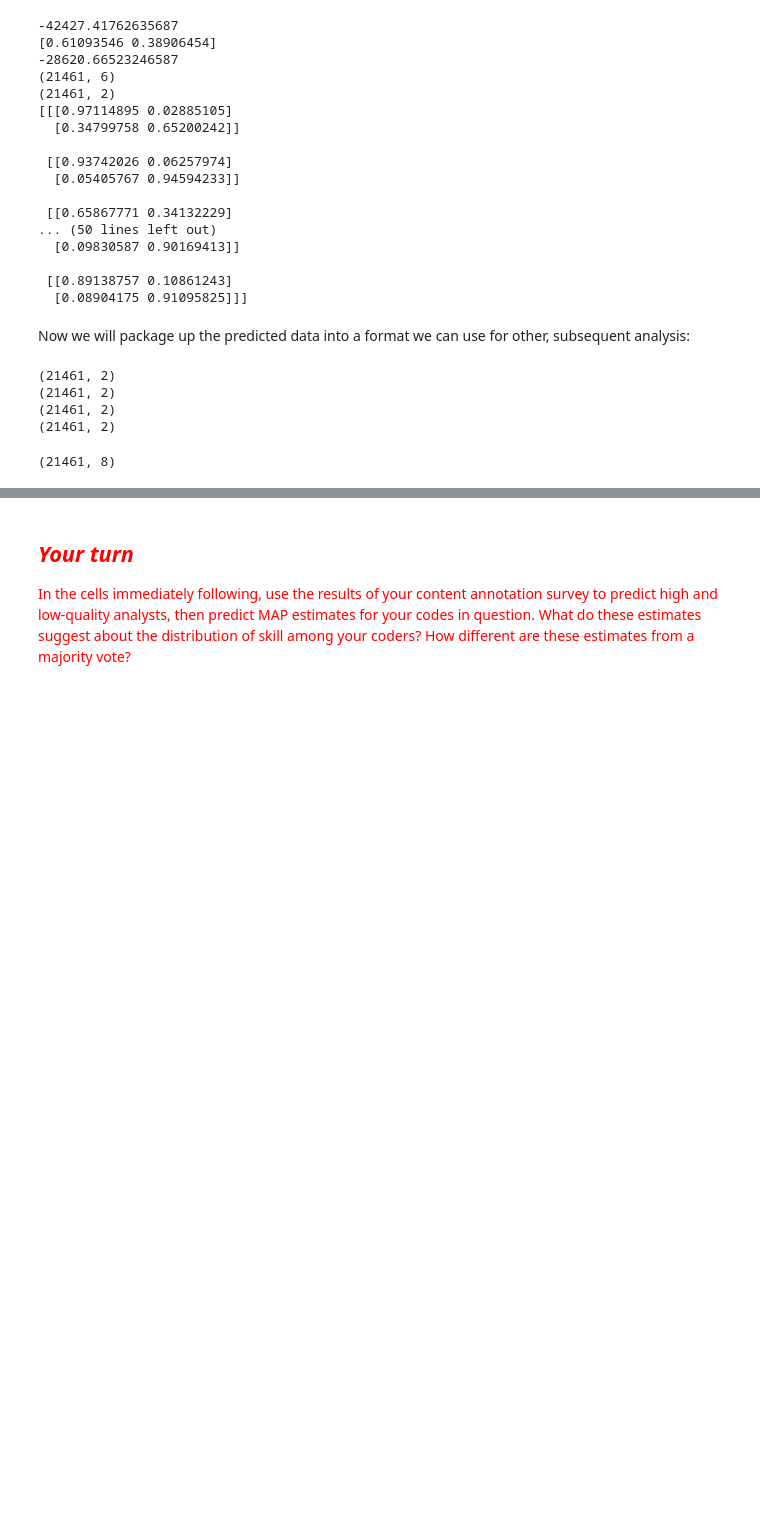
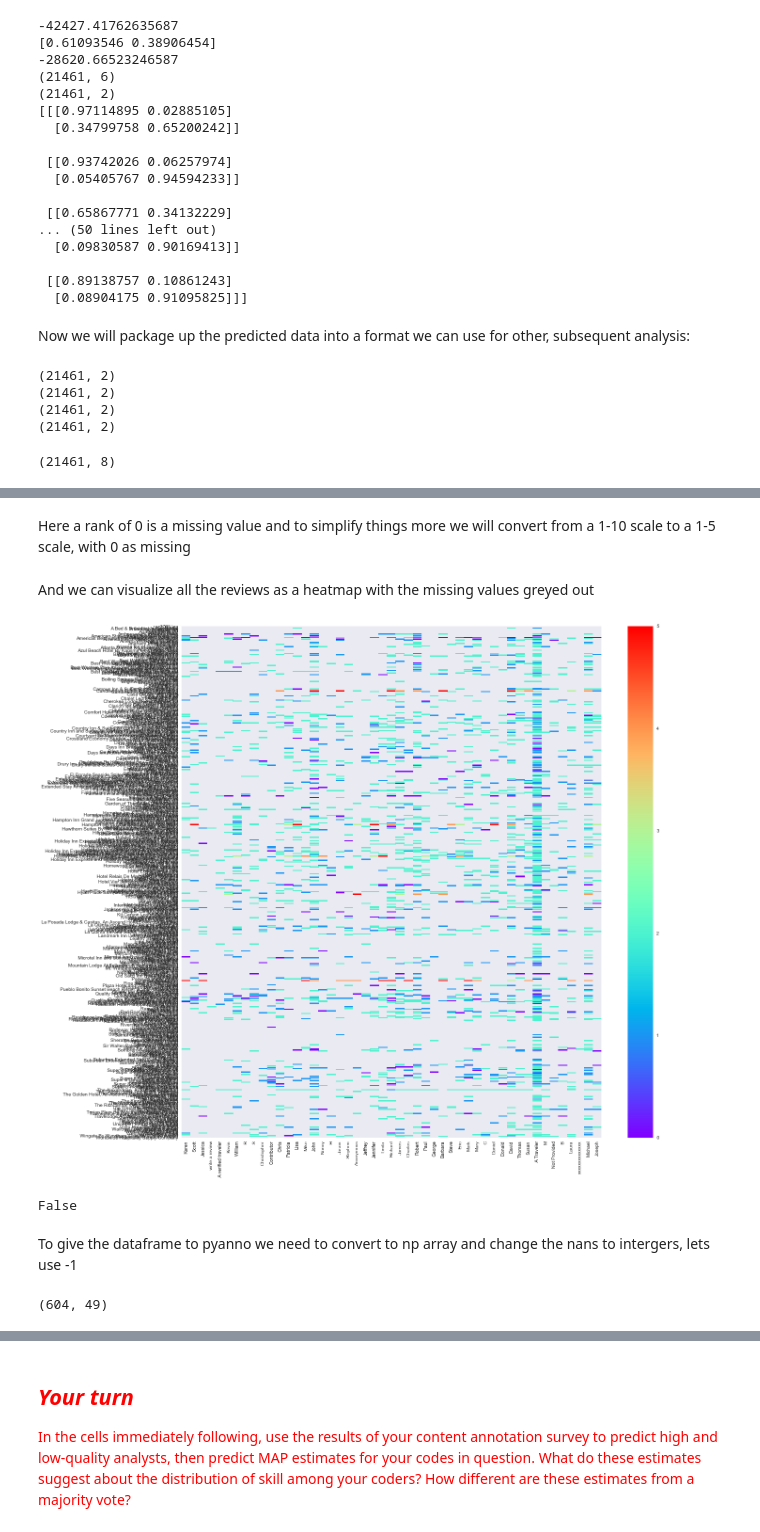
Before and after one commit to 1yangdongchen/Upcoming, a Jupyter notebook: 5-Reliability/5-Reliability.ipynb, the cells around one changed output, grey strips where cells are left out. Drawn from its saved outputs; the diff is of its cells as text; code cells hidden in the pictures; blank space fills up the shorter version.

```diff
--- a/5-Reliability/5-Reliability.ipynb
+++ b/5-Reliability/5-Reliability.ipynb
@@ -759,0 +762,3 @@ predicted_annotations.shape
+# %%
+df_hotels = pandas.read_csv('../data/hot_Reviews.csv', index_col=0)
+df_hotels[:5]
@@ -759,0 +773,22 @@ predicted_annotations.shape
+# %% [markdown]
+Here a rank of 0 is a missing value and to simplify things more we will convert from a 1-10 scale to a 1-5 scale, with 0 as missing
+# %%
+df_hotels = df_hotels.apply(lambda x: x // 2) #integer divide by 2 rounds all values
+# %% [markdown]
+And we can visualize all the reviews as a heatmap with the missing values greyed out
+# %%
+fig, ax = plt.subplots(figsize = (20,20))
+seaborn.heatmap(df_hotels, cmap='rainbow', ax = ax)
+plt.show()
+# %% [output]
+[figure, added]
+# %%
+df_hotels.as_matrix()[0,0] ==
+# %% [output]
+False
+# %% [markdown]
+To give the dataframe to pyanno we need to convert to np array and change the nans to intergers, lets use -1
+# %%
+hot_mat.shape
+# %% [output]
+(604, 49)
```
Also changed, not shown: parts of 14 cells of this notebook.
